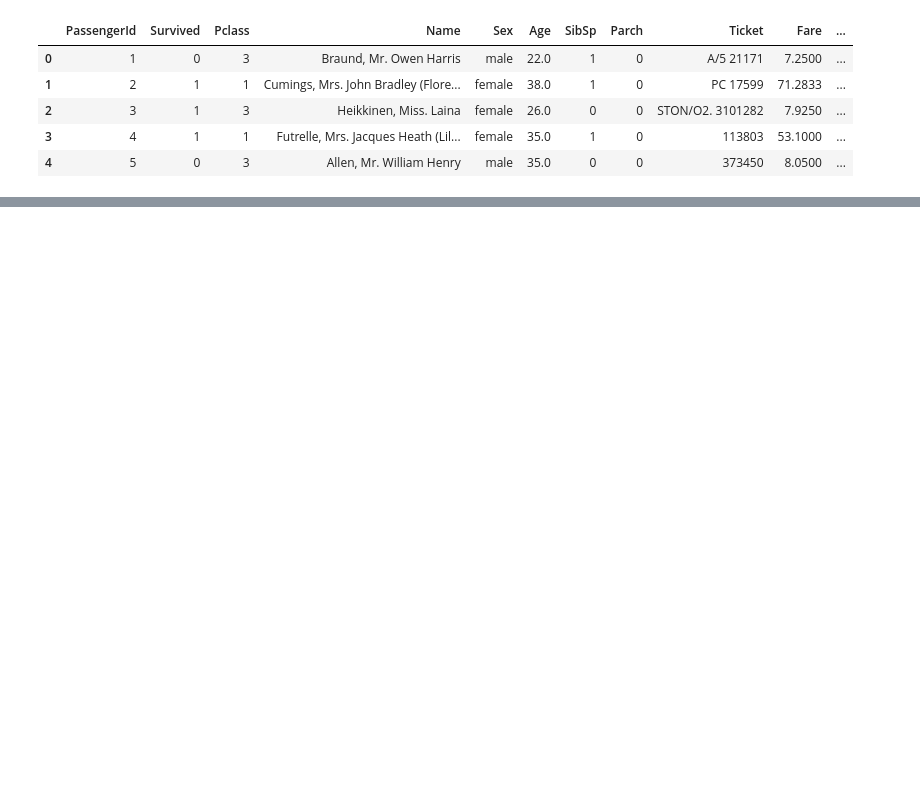
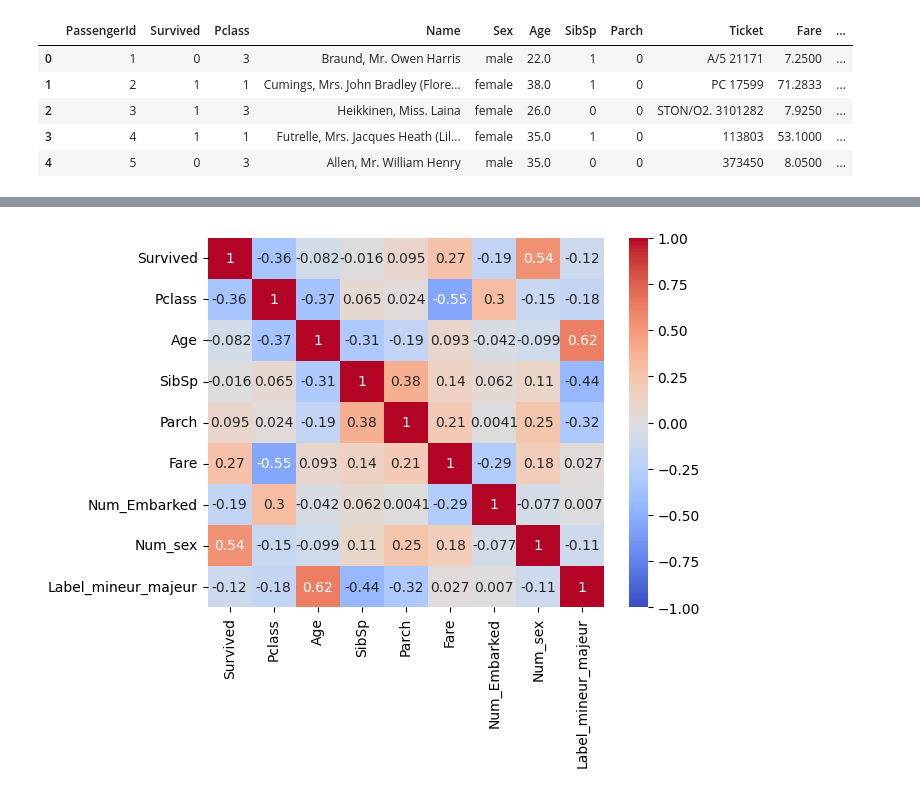
Before and after one commit to julienAboutard/Titanic-AI, a Jupyter notebook: Titanic.ipynb, the cells around one changed output, grey strips where cells are left out. Saved outputs shown, nothing was run; the diff lists cells and outputs as text; code cells hidden in the pictures; blank space fills up the shorter version.

```diff
--- a/Titanic.ipynb
+++ b/Titanic.ipynb
@@ -121,0 +136,6 @@ preprocessing feature engineering
+# %%
+# On affiche sous forme de matrice les niveaux de corrélation entre les variables numériques du dataframe.
+sns.heatmap(titanic_df_graph.corr(), vmin = -1, vmax = +1, annot = True, cmap = 'coolwarm')
+plt.show()
+# %% [output]
+[figure, added]
```
Also changed, not shown: parts of 36 cells of this notebook, 1 other file.
